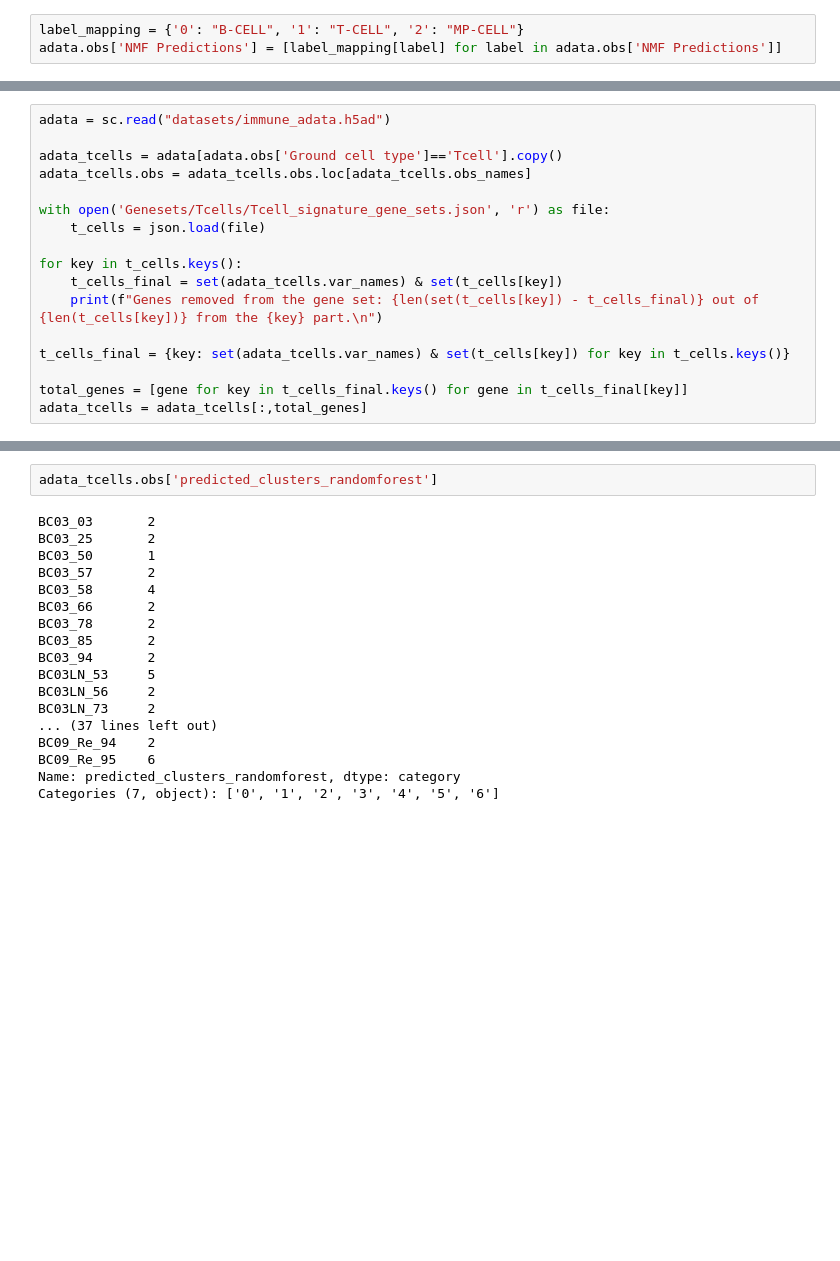
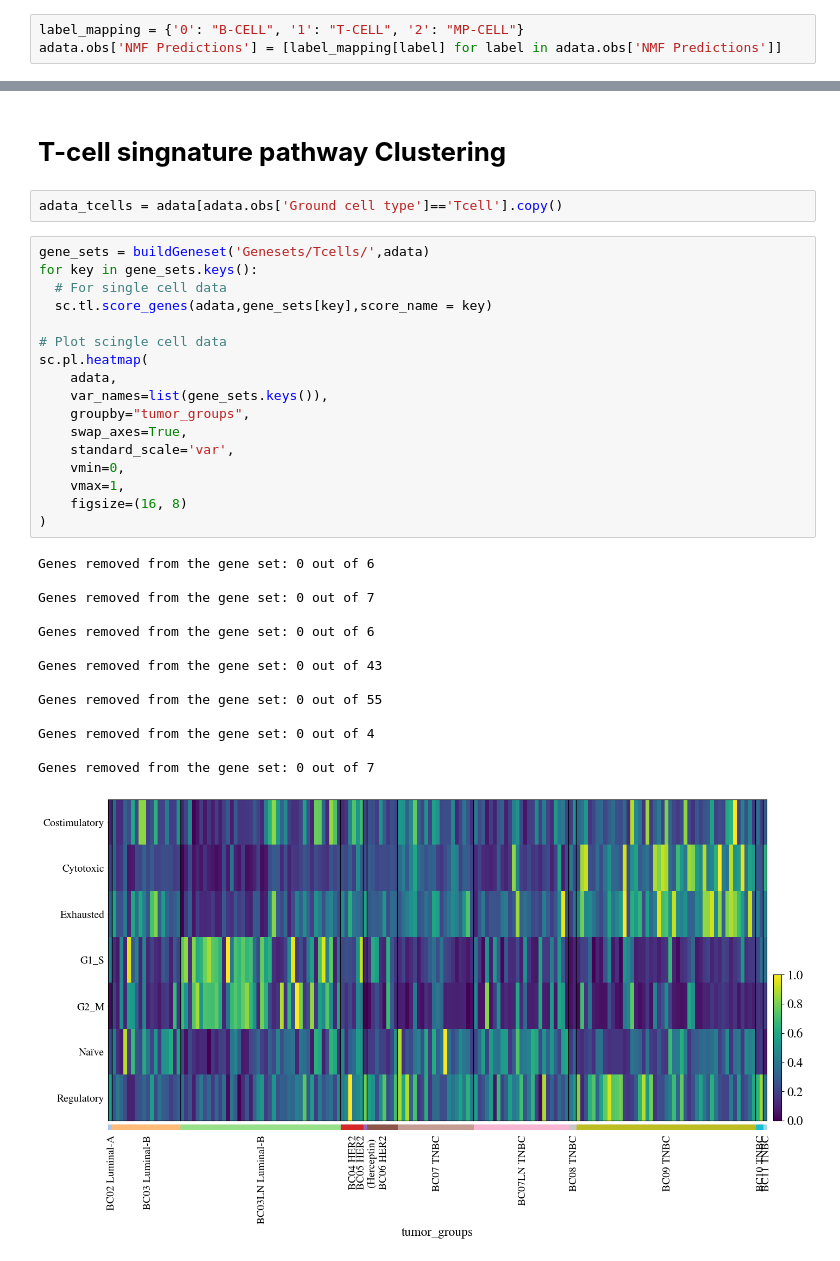
Before and after one commit to KyriakosPsa/BreastCancer-SingleCell, a Jupyter notebook: immunecellanalysis.ipynb, the cells around one changed output, grey strips where cells are left out. Cells and saved outputs as stored; diff of their text form; blank space fills up the shorter version.

Commit message:
Updated immune analysis

```diff
--- a/immunecellanalysis.ipynb
+++ b/immunecellanalysis.ipynb
@@ -91,17 +91,0 @@ WARNING: Gene labels are not shown when more than 50 genes are visualized. To sh
-# %%
-adata = sc.read("datasets/immune_adata.h5ad")
-
-adata_tcells = adata[adata.obs['Ground cell type']=='Tcell'].copy()
-adata_tcells.obs = adata_tcells.obs.loc[adata_tcells.obs_names]
-
-with open('Genesets/Tcells/Tcell_signature_gene_sets.json', 'r') as file:
-    t_cells = json.load(file)
-
-for key in t_cells.keys():
-    t_cells_final = set(adata_tcells.var_names) & set(t_cells[key])
-    print(f"Genes removed from the gene set: {len(set(t_cells[key]) - t_cells_final)} out of {len(t_cells[key])} from the {key} part.\n")
-
-t_cells_final = {key: set(adata_tcells.var_names) & set(t_cells[key]) for key in t_cells.keys()}
-
-total_genes = [gene for key in t_cells_final.keys() for gene in t_cells_final[key]]
-adata_tcells = adata_tcells[:,total_genes]
@@ -246,20 +92,36 @@ WARNING: Gene labels are not shown when more than 50 genes are visualized. To sh
-# %%
-adata_tcells.obs['predicted_clusters_randomforest']
-# %% [output]
-BC03_03       2
-BC03_25       2
-BC03_50       1
-BC03_57       2
-BC03_58       4
-BC03_66       2
-BC03_78       2
-BC03_85       2
-BC03_94       2
-BC03LN_53     5
-BC03LN_56     2
-BC03LN_73     2
-... (37 lines left out)
-BC09_Re_94    2
-BC09_Re_95    6
-Name: predicted_clusters_randomforest, dtype: category
-Categories (7, object): ['0', '1', '2', '3', '4', '5', '6']
+# %% [markdown]
+# **T-cell singnature pathway Clustering**
+# %%
+adata_tcells = adata[adata.obs['Ground cell type']=='Tcell'].copy()
+# %%
+gene_sets = buildGeneset('Genesets/Tcells/',adata)
+for key in gene_sets.keys():
+  # For single cell data
+  sc.tl.score_genes(adata,gene_sets[key],score_name = key)
+
+# Plot scingle cell data
+sc.pl.heatmap(
+    adata,
+    var_names=list(gene_sets.keys()),
+    groupby="tumor_groups",
+    swap_axes=True,
+    standard_scale='var',
+    vmin=0,
+    vmax=1,
+    figsize=(16, 8)
+)
+# %% [output]
+Genes removed from the gene set: 0 out of 6
+
+Genes removed from the gene set: 0 out of 7
+
+Genes removed from the gene set: 0 out of 6
+
+Genes removed from the gene set: 0 out of 43
+
+Genes removed from the gene set: 0 out of 55
+
+Genes removed from the gene set: 0 out of 4
+
+Genes removed from the gene set: 0 out of 7
+[figure, added]
```
Also changed, not shown: parts of 27 cells of this notebook.
